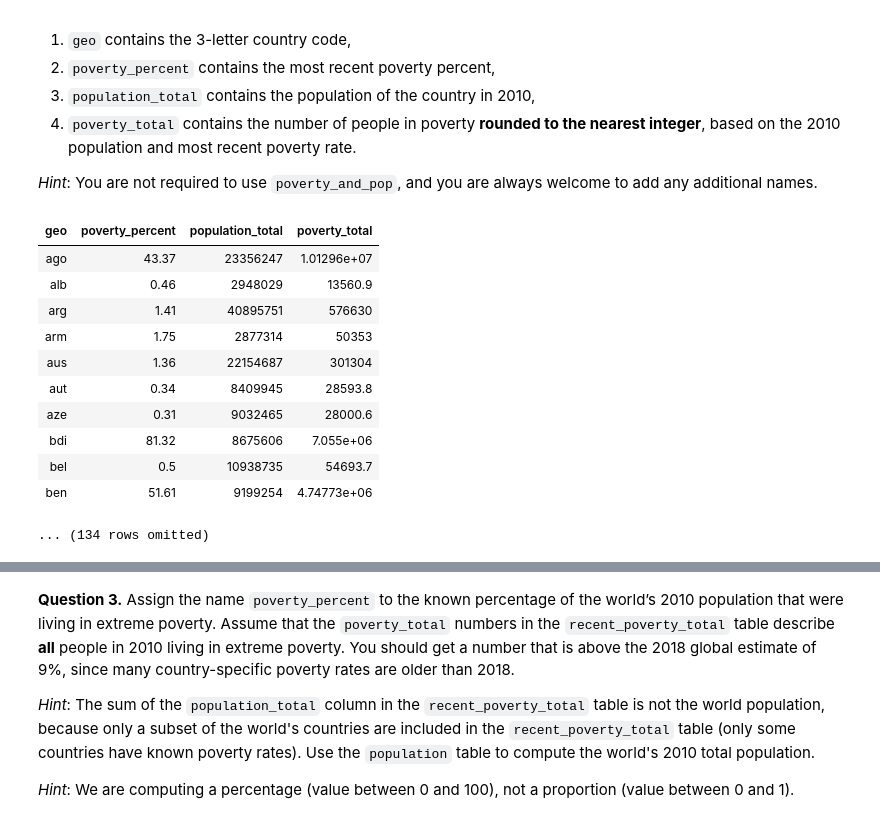
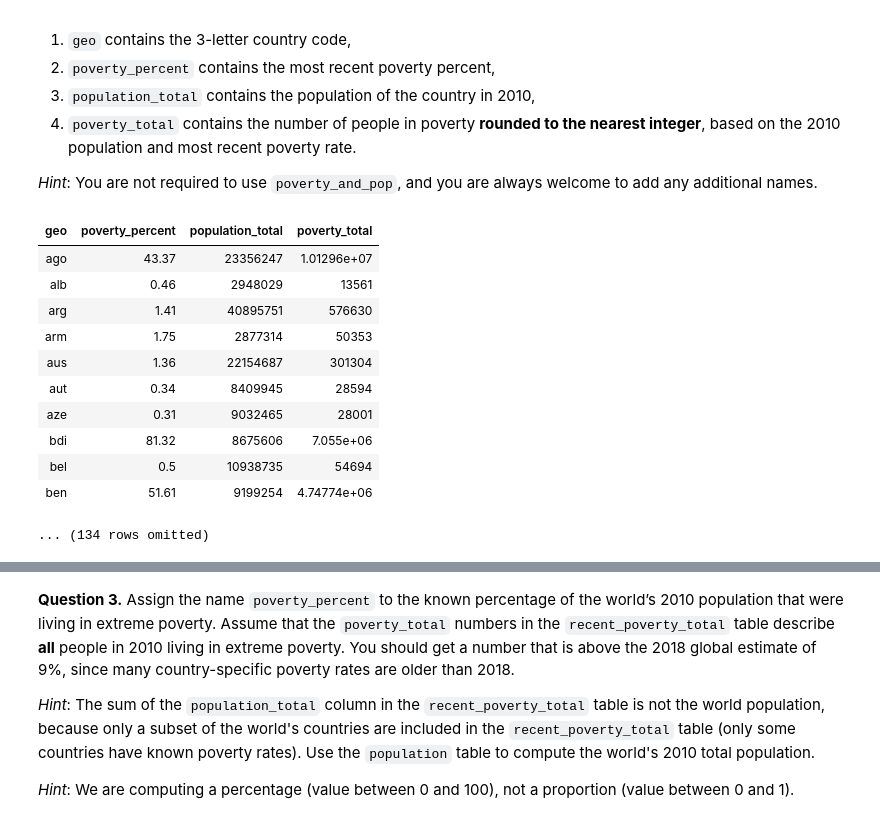
Before and after one commit to trentonbates/fall-24-data1350, a Jupyter notebook: Projects/project1/project1.ipynb, the cells around one changed output, grey strips where cells are left out. Saved outputs shown, nothing was run; the diff lists cells and outputs as text; code cells hidden in the pictures.

```diff
--- a/Projects/project1/project1.ipynb
+++ b/Projects/project1/project1.ipynb
@@ -611,7 +611,7 @@ poverty.show(3)
 def first(values):
     return values.item(0)
 
-latest_poverty = poverty.select("geo", "time", "extreme_poverty_percent_people_below_125_a_day").where("extreme_poverty_percent_people_below_125_a_day", are.above(0)).sort("time", descending=True).sort("geo", distinct=True)
+latest_poverty = poverty.select("geo", "time", "extreme_poverty_percent_people_below_125_a_day").sort("time", descending=True).sort("geo", distinct=True)
 latest_poverty = latest_poverty.relabeled(0, 'geo').relabeled(1, 'time').relabeled(2, 'poverty_percent') # You should *not* change this line.
 latest_poverty
 # %% [output]
@@ -659,22 +642,23 @@ q2_1 results:
 # %%
 latest_poverty_array = latest_poverty.column("geo")
 recent_poverty_total = latest_poverty.select("geo", "poverty_percent")
 recent_poverty_total = recent_poverty_total.with_columns(population.select("geo", "time", "population_total").where("geo", are.contained_in(latest_poverty_array)).where("time", are.equal_to(2010))).drop("time")
 poverty_population = (recent_poverty_total.column("poverty_percent") / 100) * recent_poverty_total.column("population_total")
+poverty_population = np.round(poverty_population)
 recent_poverty_total = recent_poverty_total.with_column("poverty_total", poverty_population)
 recent_poverty_total
 # %% [output]
 | geo | poverty_percent | population_total | poverty_total |
 | ago | 43.37 | 23356247 | 1.01296e+07 |
-| alb | 0.46 | 2948029 | 13560.9 |
+| alb | 0.46 | 2948029 | 13561 |
 | arg | 1.41 | 40895751 | 576630 |
 | arm | 1.75 | 2877314 | 50353 |
 | aus | 1.36 | 22154687 | 301304 |
-| aut | 0.34 | 8409945 | 28593.8 |
-| aze | 0.31 | 9032465 | 28000.6 |
+| aut | 0.34 | 8409945 | 28594 |
+| aze | 0.31 | 9032465 | 28001 |
 | bdi | 81.32 | 8675606 | 7.055e+06 |
-| bel | 0.5 | 10938735 | 54693.7 |
-| ben | 51.61 | 9199254 | 4.74773e+06 |
+| bel | 0.5 | 10938735 | 54694 |
+| ben | 51.61 | 9199254 | 4.74774e+06 |
 ... (134 rows omitted)
 # %%
 grader.check("q2_2")
```
Also changed, not shown: parts of 4 cells of this notebook, 3 other files.
